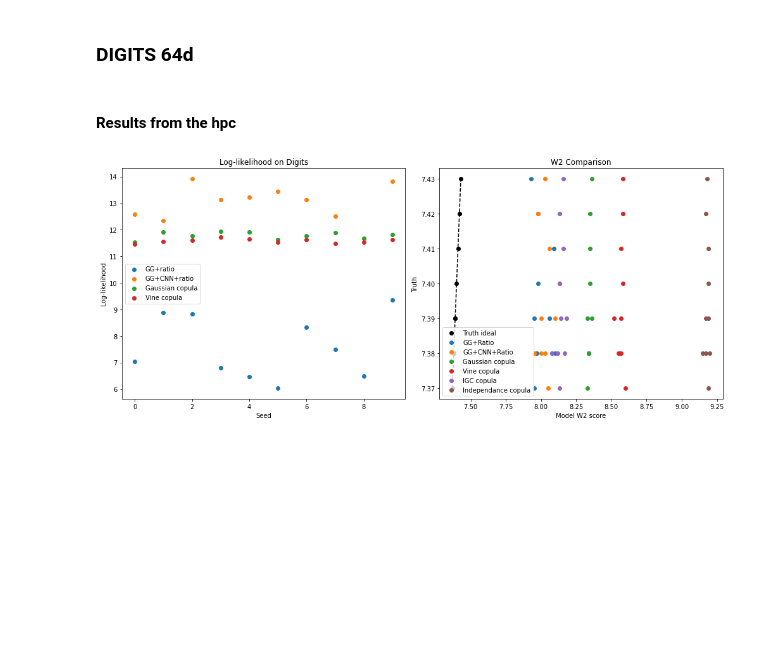
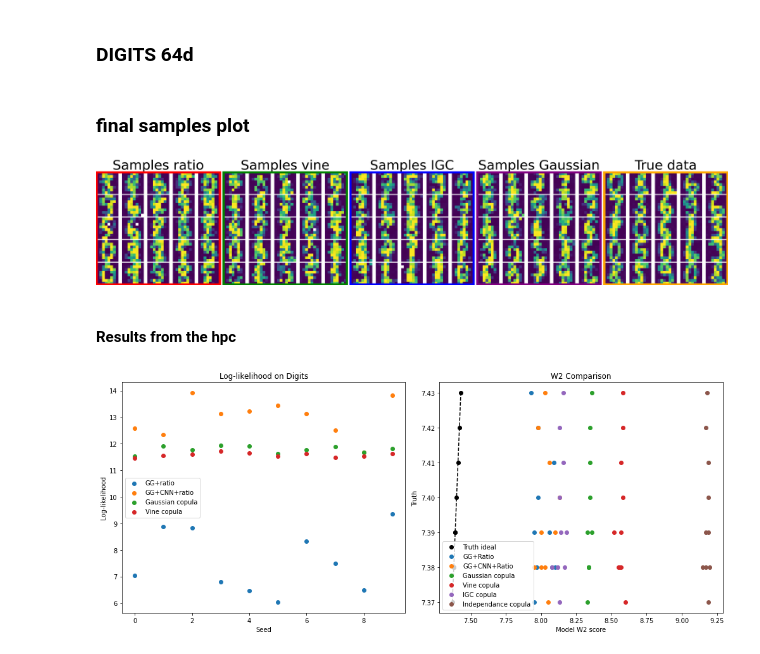
Before and after one commit to Huk-David/Ratio-Copula, a Jupyter notebook: Copula by Ratio Estimation/Digits_MNIST_exp/image_exp.ipynb, the cells around one changed output. Saved outputs shown, nothing was run; the diff lists cells and outputs as text; code cells hidden in the pictures; blank space fills up the shorter version.

```diff
--- a/Copula by Ratio Estimation/Digits_MNIST_exp/image_exp.ipynb
+++ b/Copula by Ratio Estimation/Digits_MNIST_exp/image_exp.ipynb
@@ -1,5 +1,80 @@
 # %% [markdown]
 ### DIGITS 64d
+# %% [markdown]
+### final samples plot
+# %%
+# load samples vine
+samples_vine = np.load(f'samples_vine0_scott.npy')
+samples_vine = scs.norm.ppf(samples_vine)
+# load samples IGC
+samples_igc = np.load(f'samples_igc0.npy')
+samples_igc = scs.norm.ppf(samples_igc)
+# load samples ratio
+samples_ratio = np.load(f'GGNNet_HM100burnin_N01_10_0_samples_digits.npy')
+# load samples Gauss
+samples_gauss = np.load(f'samples_gaussian0.npy')
+# %%
+from matplotlib import pyplot as plt
+from matplotlib.patches import Rectangle
+
+# Create the subplot grid
+fig, axes = plt.subplots(5, 25, figsize=(100, 20))
+
+# Create a function to draw a rectangle around groups of subplots
+def draw_subplot_box(fig, start_col, end_col, color):
+    # Calculate the bounding box of the group of subplots
+    pos0 = axes[0, start_col].get_position()
+    pos1 = axes[-1, end_col].get_position()
+
+    # Create a rectangle spanning from top-left to bottom-right of the group
+    rect = Rectangle((pos0.x0, pos1.y0), pos1.x1 - pos0.x0, pos0.y1 - pos1.y0,
+                     linewidth=25, edgecolor=color, facecolor='none')
+    fig.add_artist(rect)
+
+# Create the plots and add an outline for each group of 5x5 plots
+for i in range(5):
+    for j in range(25):
+        if j < 5:  # ratio copula
+            axes[i, j].imshow(reverse_transform(torch.tensor(samples_ratio[j % 5 * 5 + i])).reshape(8,8), cmap='viridis')
+            axes[i, j].axis('off')
+            if (j % 5) == 2 and i == 0:
+                axes[i, j].set_title(f'Samples ratio', fontsize=150)
+
+        if 4 < j < 10:  # vine copula
+            axes[i, j].imshow(reverse_transform(torch.tensor(samples_vine[j % 5 * 5 + i])).reshape(8,8), cmap='viridis')
+            axes[i, j].axis('off')
+            if (j % 5) == 2 and i == 0:
+                axes[i, j].set_title(f'Samples vine', fontsize=150)
+
+        if 9 < j < 15:  # igc copula
+            axes[i, j].imshow(reverse_transform(torch.tensor(samples_igc[j % 5 * 5 + i])).reshape(8,8), cmap='viridis')
+            axes[i, j].axis('off')
+            if (j % 5) == 2 and i == 0:
+                axes[i, j].set_title(f'Samples IGC', fontsize=150)
+
+        if 14 < j < 20:  # Gaussian copula
+            axes[i, j].imshow(reverse_transform(torch.tensor(samples_gauss[j % 5 * 5 + i])).reshape(8,8), cmap='viridis')
+            axes[i, j].axis('off')
+            if (j % 5) == 2 and i == 0:
+                axes[i, j].set_title(f'Samples Gaussian', fontsize=150)
+
+        if j > 19:  # true data
+            axes[i, j].imshow(reverse_transform(torch.tensor(X_test[j % 5 * 5 + i + 100])).reshape(8,8), cmap='viridis')
+            axes[i, j].axis('off')
+            if (j % 5) == 2 and i == 0:
+                axes[i, j].set_title(f'True data', fontsize=150)
+
+plt.tight_layout()
+# Draw rectangles around the 5x5 blocks of subplots
+draw_subplot_box(fig, start_col=0, end_col=4, color='red')       # Ratio Copula
+draw_subplot_box(fig, start_col=5, end_col=9, color='green')     # Vine Copula
+draw_subplot_box(fig, start_col=10, end_col=14, color='blue')    # IGC Copula
+draw_subplot_box(fig, start_col=15, end_col=19, color='purple')  # Gaussian Copula
+draw_subplot_box(fig, start_col=20, end_col=24, color='orange')  # True Data
+plt.savefig('digits_samples.png', bbox_inches='tight', dpi=300)
+plt.show()
+# %% [output]
+[figure, added]
 # %% [markdown]
 #### Results from the hpc
 # %%
```
Also changed, not shown: parts of 8 cells of this notebook, 13 other files.
